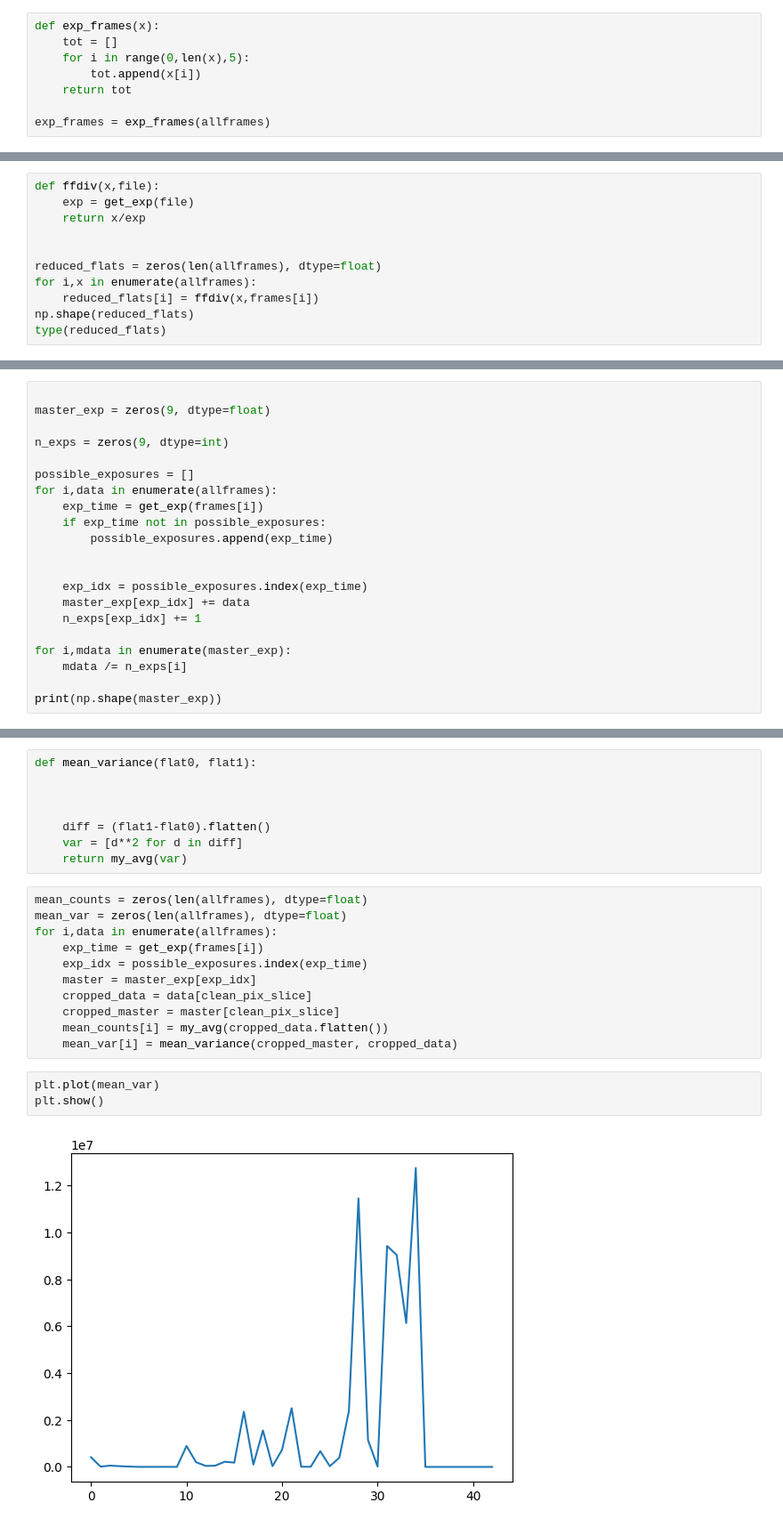
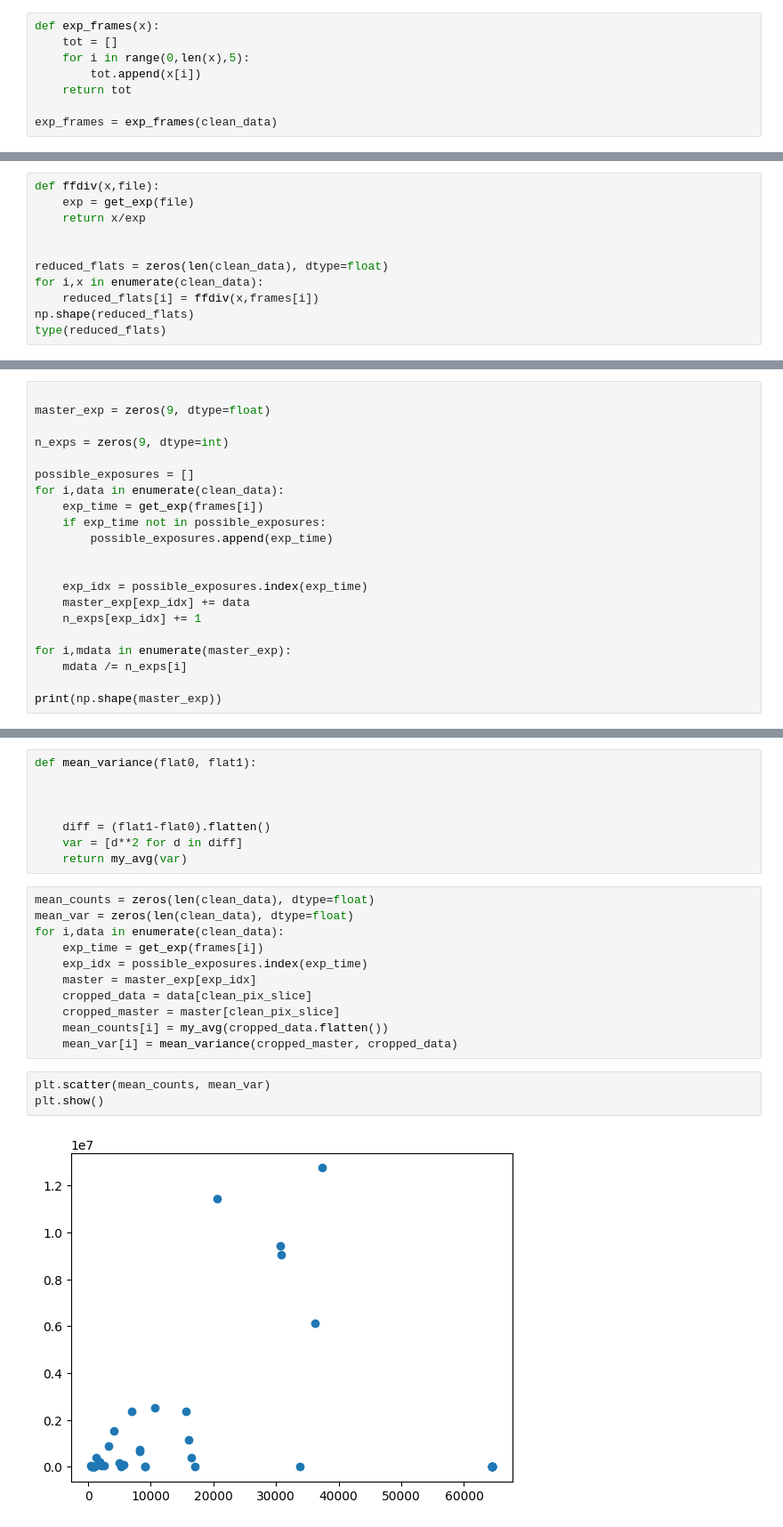
Before and after one commit to parkergeorge30/ASTRO150, a Jupyter notebook: Lab_1.ipynb, the cells around one changed output, grey strips where cells are left out. Shown: that part at 89% size. Drawn from its saved outputs; the diff is of its cells as text.

```diff
--- a/Lab_1.ipynb
+++ b/Lab_1.ipynb
@@ -114,4 +191,4 @@ def exp_frames(x):
         tot.append(x[i])
     return tot
 
-exp_frames = exp_frames(allframes)
+exp_frames = exp_frames(clean_data)
@@ -248,8 +304,8 @@ def ffdiv(x,file):
     return x/exp
 
 
-reduced_flats = zeros(len(allframes), dtype=float)
-for i,x in enumerate(allframes):
+reduced_flats = zeros(len(clean_data), dtype=float)
+for i,x in enumerate(clean_data):
     reduced_flats[i] = ffdiv(x,frames[i])
 np.shape(reduced_flats)
 type(reduced_flats)
@@ -490,7 +531,7 @@ master_exp = zeros(9, dtype=float)
 n_exps = zeros(9, dtype=int)
 
 possible_exposures = []
-for i,data in enumerate(allframes):
+for i,data in enumerate(clean_data):
     exp_time = get_exp(frames[i])
     if exp_time not in possible_exposures:
         possible_exposures.append(exp_time)
@@ -515,9 +556,9 @@ def mean_variance(flat0, flat1):
     var = [d**2 for d in diff]
     return my_avg(var)
 # %%
-mean_counts = zeros(len(allframes), dtype=float)
-mean_var = zeros(len(allframes), dtype=float)
-for i,data in enumerate(allframes):
+mean_counts = zeros(len(clean_data), dtype=float)
+mean_var = zeros(len(clean_data), dtype=float)
+for i,data in enumerate(clean_data):
     exp_time = get_exp(frames[i])
     exp_idx = possible_exposures.index(exp_time)
     master = master_exp[exp_idx]
@@ -526,7 +567,7 @@ for i,data in enumerate(allframes):
     mean_counts[i] = my_avg(cropped_data.flatten())
     mean_var[i] = mean_variance(cropped_master, cropped_data)
 # %%
-plt.plot(mean_var)
+plt.scatter(mean_counts, mean_var)
 plt.show()
 # %% [output]
-[figure, old version]
+[figure, new version]
```
Also changed, not shown: parts of 52 cells of this notebook.
